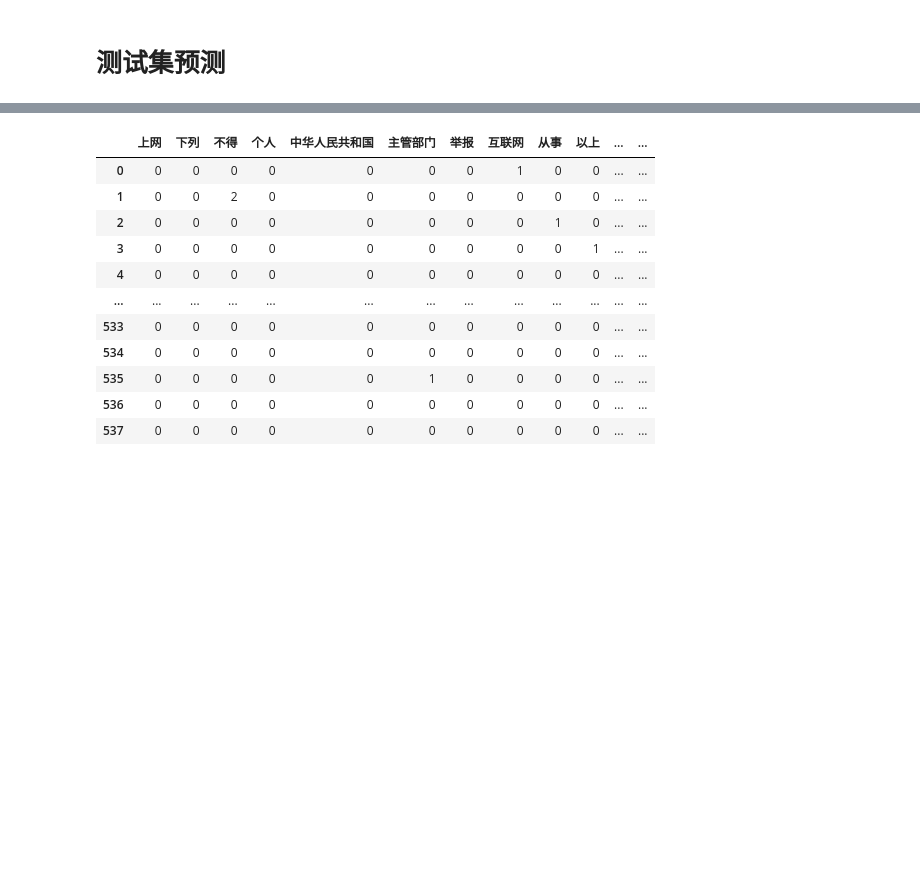
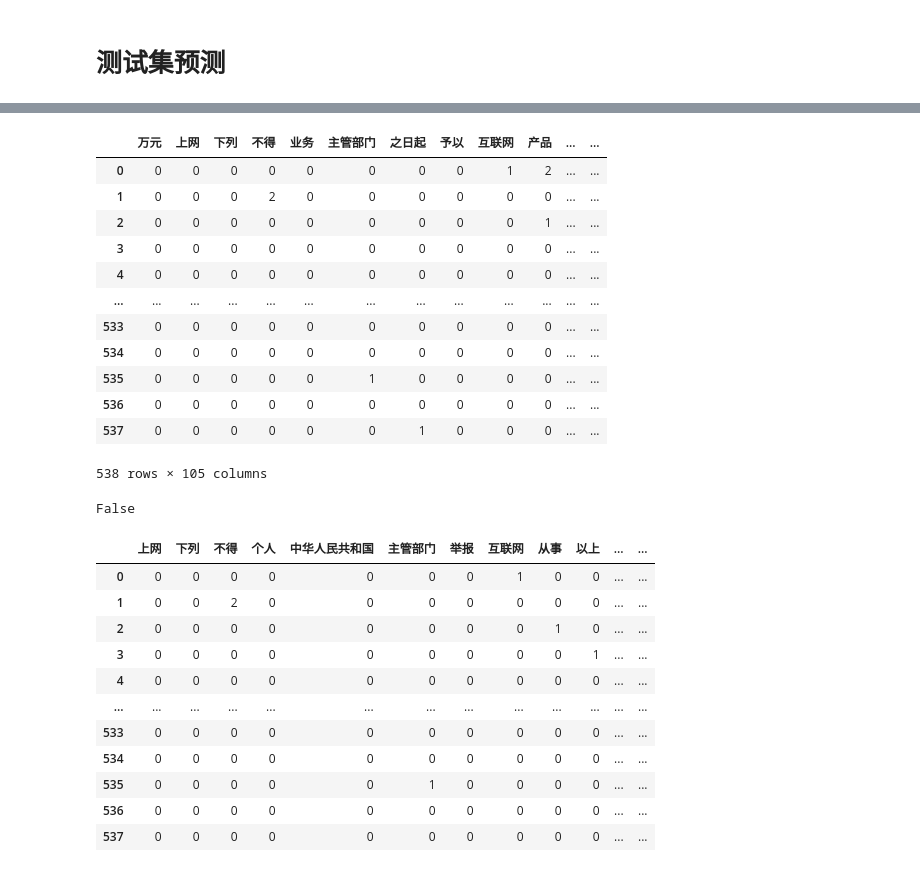
Before and after one commit to gemwise-invests/NLP-legal-corpus, a Jupyter notebook: code/test_predict.ipynb, the cells around one changed output, grey strips where cells are left out. Drawn from its saved outputs; the diff is of its cells as text; code cells hidden in the pictures; blank space fills up the shorter version.

```diff
--- a/code/test_predict.ipynb
+++ b/code/test_predict.ipynb
@@ -27,9 +20,21 @@ unigram = add_single_col(unigram ,train['content'], '应当遵守')
 # %%
 cutWords_series = test['content'].apply(lambda x: get_cutword(x)) # 得到的是pandas series
 unigram_test = get_vectorize(cutWords_series,feats = 100)
-unigram_test = add_single_col(unigram_test ,test['content'], '所称') #重要变量
-unigram_test = add_single_col(unigram_test ,test['content'], '是指') #重要变量
-unigram_test = add_single_col(unigram_test ,test['content'], '为了')
-unigram_test = add_single_col(unigram_test ,test['content'], '鼓励') #重要变量
-unigram_test = add_single_col(unigram_test ,test['content'], '应当遵守')
+unigram_test = add_words(unigram_test ,test['content'])
+# %%
+unigram_test
+# %% [output]
+|  | 万元 | 上网 | 下列 | 不得 | 业务 | 主管部门 | 之日起 | 予以 | 互联网 | 产品 | ... | ... |
+| 0 | 0 | 0 | 0 | 0 | 0 | 0 | 0 | 0 | 1 | 2 | ... | ... |
+| 1 | 0 | 0 | 0 | 2 | 0 | 0 | 0 | 0 | 0 | 0 | ... | ... |
+| 2 | 0 | 0 | 0 | 0 | 0 | 0 | 0 | 0 | 0 | 1 | ... | ... |
+| 3 | 0 | 0 | 0 | 0 | 0 | 0 | 0 | 0 | 0 | 0 | ... | ... |
+| 4 | 0 | 0 | 0 | 0 | 0 | 0 | 0 | 0 | 0 | 0 | ... | ... |
+| ... | ... | ... | ... | ... | ... | ... | ... | ... | ... | ... | ... | ... |
+| 533 | 0 | 0 | 0 | 0 | 0 | 0 | 0 | 0 | 0 | 0 | ... | ... |
+| 534 | 0 | 0 | 0 | 0 | 0 | 0 | 0 | 0 | 0 | 0 | ... | ... |
+| 535 | 0 | 0 | 0 | 0 | 0 | 1 | 0 | 0 | 0 | 0 | ... | ... |
+| 536 | 0 | 0 | 0 | 0 | 0 | 0 | 0 | 0 | 0 | 0 | ... | ... |
+| 537 | 0 | 0 | 0 | 0 | 0 | 0 | 1 | 0 | 0 | 0 | ... | ... |
+538 rows × 105 columns
 # %%
@@ -39,3 +42,7 @@ unigram
+# %%
+'根服务器' in list(newunigram.columns)
+# %% [output]
+False
 # %%
 newunigram
 # %% [output]
```
Also changed, not shown: parts of 14 cells of this notebook, 16 other files.
